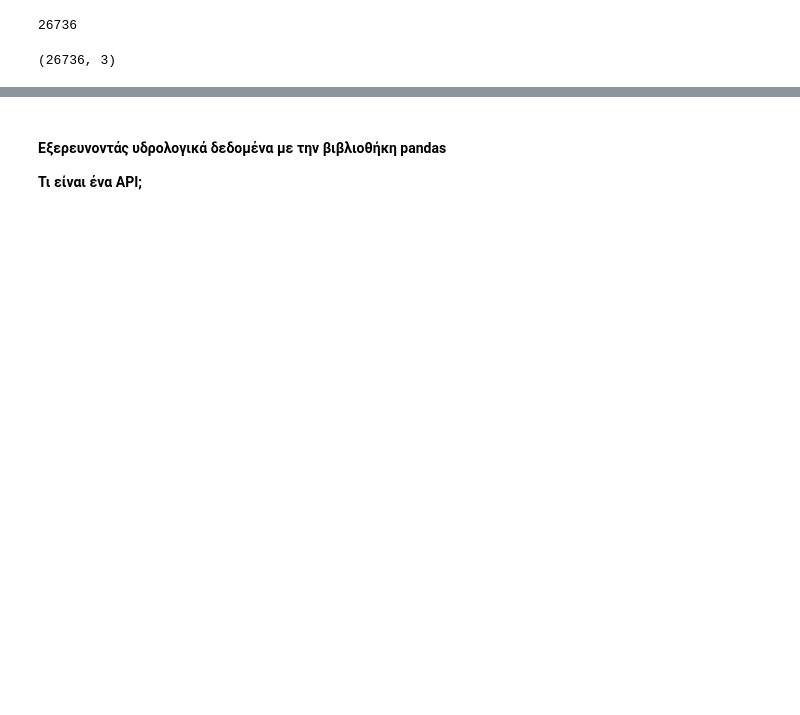
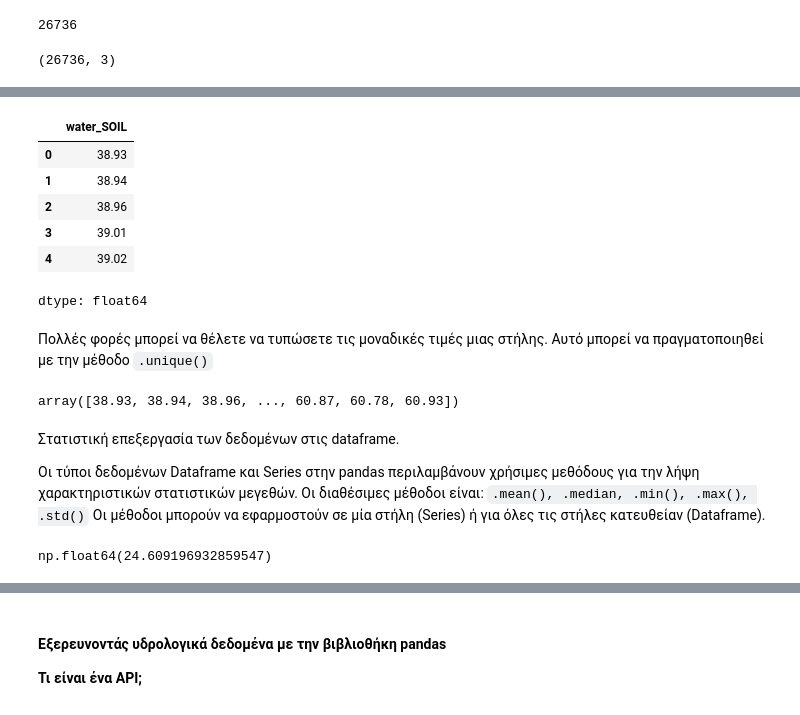
Before and after one commit to efthymios19/MIRC_EcosystemApproach_MountainousRegion, a Jupyter notebook: Notebooks/Εισαγωγή_στην_Python.ipynb, the cells around one changed output, grey strips where cells are left out. Saved outputs shown, nothing was run; the diff lists cells and outputs as text; code cells hidden in the pictures; blank space fills up the shorter version.

````diff
--- a/Notebooks/Εισαγωγή_στην_Python.ipynb
+++ b/Notebooks/Εισαγωγή_στην_Python.ipynb
@@ -493,0 +530,26 @@ df.shape
+# %%
+df["water_SOIL"].head()
+# %% [output]
+|  | water_SOIL |
+| 0 | 38.93 |
+| 1 | 38.94 |
+| 2 | 38.96 |
+| 3 | 39.01 |
+| 4 | 39.02 |
+dtype: float64
+# %% [markdown]
+Πολλές φορές μπορεί να θέλετε να τυπώσετε τις μοναδικές τιμές μιας στήλης. Αυτό μπορεί να πραγματοποιηθεί με την μέθοδο ```.unique()```
+# %%
+df["water_SOIL"].unique()
+# %% [output]
+array([38.93, 38.94, 38.96, ..., 60.87, 60.78, 60.93])
+# %% [markdown]
+Στατιστική επεξεργασία των δεδομένων στις dataframe.
+
+Οι τύποι δεδομένων Dataframe και Series στην pandas περιλαμβάνουν χρήσιμες μεθόδους για την λήψη χαρακτηριστικών στατιστικών μεγεθών. Οι διαθέσιμες μέθοδοι είναι:
+```.mean(), .median, .min(), .max(), .std()```
+Οι μέθοδοι μπορούν να εφαρμοστούν σε μία στήλη (Series) ή για όλες τις στήλες κατευθείαν (Dataframe).
+# %%
+df['water_SOIL'].mean()
+# %% [output]
+np.float64(24.609196932859547)
````
Also changed, not shown: parts of 11 cells of this notebook.
